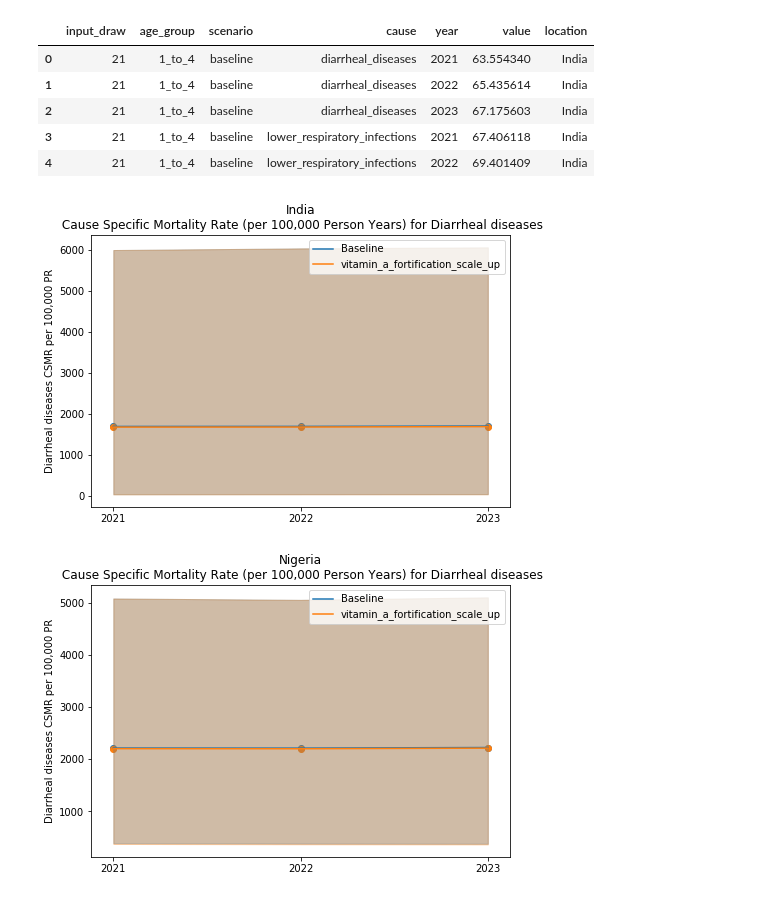
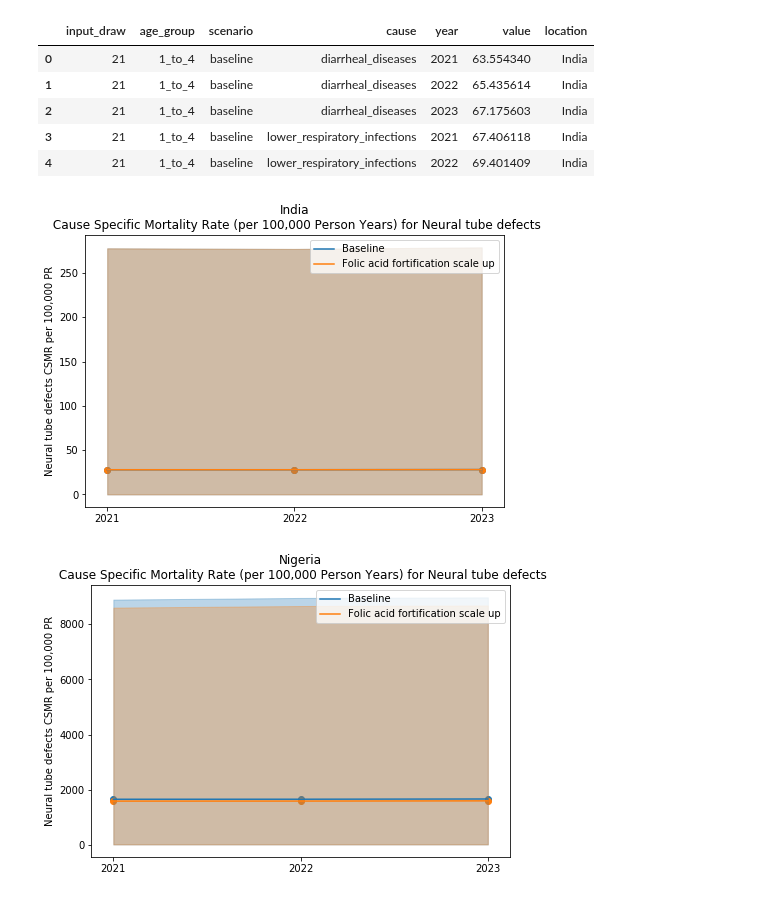
Before and after one commit to ihmeuw/vivarium_data_analysis, a Jupyter notebook: output_processing/lsff/model_7/final_run/csmr_plots.ipynb, the cells around one changed output. Saved outputs shown, nothing was run; the diff lists cells and outputs as text; code cells hidden in the pictures.

```diff
--- a/output_processing/lsff/model_7/final_run/csmr_plots.ipynb
+++ b/output_processing/lsff/model_7/final_run/csmr_plots.ipynb
@@ -62,16 +62,16 @@ def make_multiple_plots_by_year_and_cause(dataset, locations, causes, scenarios)
                     scenario_title = scenario.replace('_',' ').capitalize()
 
                     plt.title(f'{location}\n Cause Specific Mortality Rate (per 100,000 Person Years) for {cause_title}')
-                    plt.legend(['Baseline',f'{scenario}'])
+                    plt.legend(['Baseline',f'{scenario_title}'])
                     plt.ylabel(f'{cause_title} CSMR per 100,000 PR')
-                    #plt.savefig(f'csmr_{location}_{scenario}_{cause}.png')
+                    plt.savefig(f'csmr_{location}_{scenario}_{cause}.png')
 # %%
 dataset = csmrs
 locs = locations
-causes = ['diarrheal_diseases']
-scenarios = ['vitamin_a_fortification_scale_up']
+causes = ['neural_tube_defects']
+scenarios = ['folic_acid_fortification_scale_up']
 
 make_multiple_plots_by_year_and_cause(dataset, locs, causes, scenarios)
 # %% [output]
-[figure, old version]
+[figure, new version]
-[figure, old version]
+[figure, new version]
```
Also changed, not shown: parts of 1 cell of this notebook, 10 other files.
